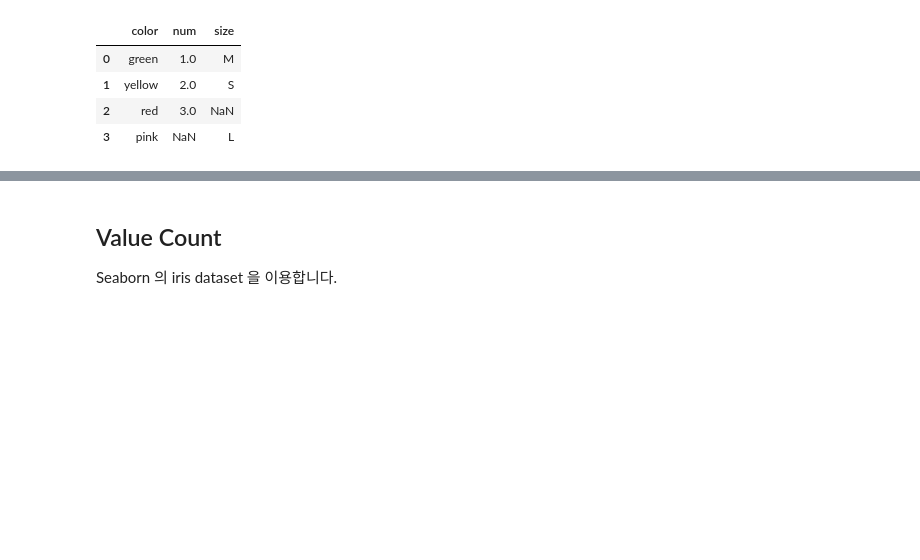
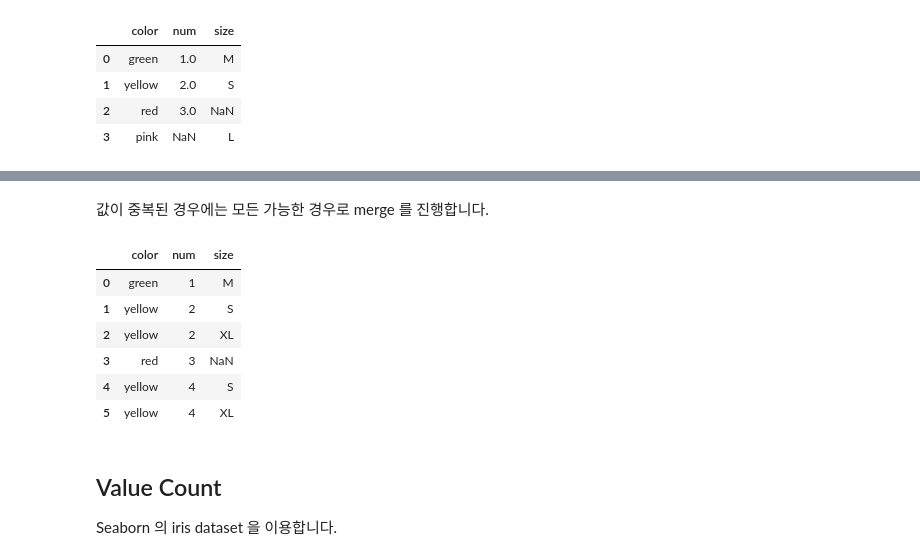
Before and after one commit to lovit/python_ml_intro, a Jupyter notebook: 01_python_basic/pandas_introduction.ipynb, the cells around one changed output, grey strips where cells are left out. Cells and saved outputs as stored; diff of their text form; code cells hidden in the pictures; blank space fills up the shorter version.

```diff
--- a/01_python_basic/pandas_introduction.ipynb
+++ b/01_python_basic/pandas_introduction.ipynb
@@ -445,0 +458,3 @@ pd.merge(A, B, how='outer')
+# %%
+A = pd.DataFrame({'color': ['green', 'yellow', 'red', 'yellow'], 'num':[1, 2, 3, 4]})
+A
@@ -445,0 +469,6 @@ pd.merge(A, B, how='outer')
+# %%
+B = pd.DataFrame(
+    {'color': ['yellow', 'green', 'pink', 'yellow'], 'size':['S', 'M', 'L', 'XL']},
+    index = ['A', 'B', 'C', 'C']
+)
+B
@@ -446,3 +481,15 @@ pd.merge(A, B, how='outer')
+# %% [markdown]
+값이 중복된 경우에는 모든 가능한 경우로 merge 를 진행합니다.
+# %%
+pd.merge(A, B, how='left')
+# %% [output]
+|  | color | num | size |
+| 0 | green | 1 | M |
+| 1 | yellow | 2 | S |
+| 2 | yellow | 2 | XL |
+| 3 | red | 3 | NaN |
+| 4 | yellow | 4 | S |
+| 5 | yellow | 4 | XL |
 # %% [markdown]
 ## Value Count
 
```
Also changed, not shown: parts of 19 cells of this notebook.
